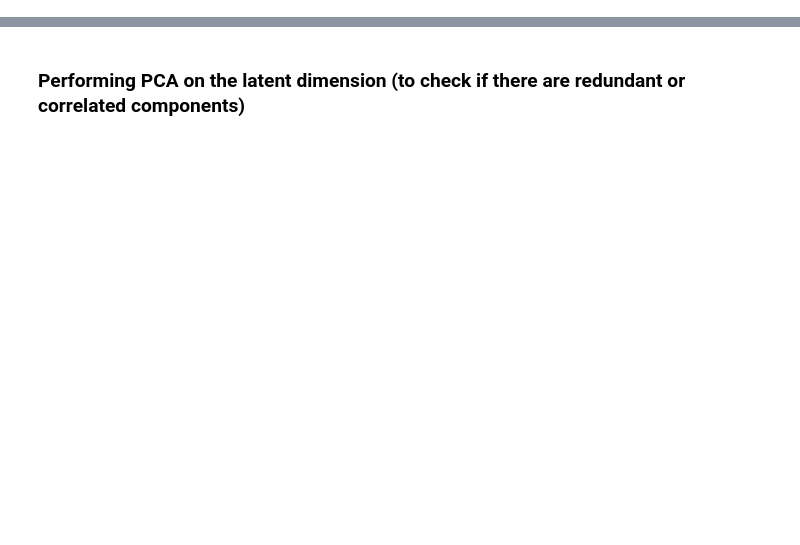
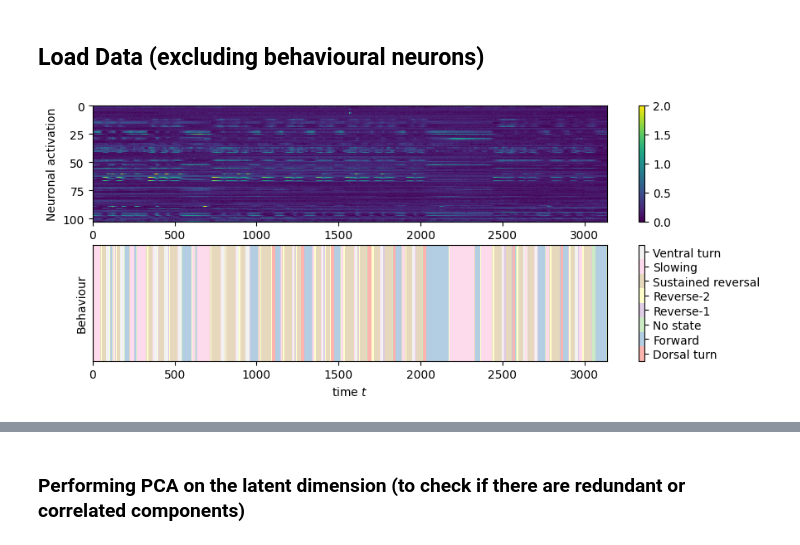
Before and after one commit to akshey-kumar/BunDLe-Net, a Jupyter notebook: notebooks/demo_c_elegans.ipynb, the cells around one changed output, grey strips where cells are left out. Saved outputs shown, nothing was run; the diff lists cells and outputs as text; code cells hidden in the pictures; blank space fills up the shorter version.

```diff
--- a/notebooks/demo_c_elegans.ipynb
+++ b/notebooks/demo_c_elegans.ipynb
@@ -15,32 +14,22 @@ TypeError: bases must be types
+# %% [markdown]
+## Load Data (excluding behavioural neurons)
 # %%
-### Load Data (and excluding behavioural neurons)
-worm_num = 4
+worm_num = 0
 b_neurons = [
-    'AVAR',
-    'AVAL',
-    'SMDVR',
-    'SMDVL',
-    'SMDDR',
-    'SMDDL',
-    'RIBR',
-    'RIBL',]
+	'AVAR',
+	'AVAL',
+	'SMDVR',
+	'SMDVL',
+	'SMDDR',
+	'SMDDL',
+	'RIBR',
+	'RIBL'
+]
 data = Database(data_set_no=worm_num)
 data.exclude_neurons(b_neurons)
 X = data.neuron_traces.T
 B = data.states
-
-### Preprocess and prepare data for BundLe Net
-time, X = preprocess_data(X, data.fps)
-X_, B_ = prep_data(X, B, win=15)
-
-### Deploy BunDLe Net
-model = BunDLeNet(latent_dim=3)
-model.build(input_shape=X_.shape)
-
-optimizer = tf.keras.optimizers.Adam(learning_rate=0.001)
-
-n_epochs = 1000
-gamma = 0.9
-
-#X_train, X_test, B_train, B_test = timeseries_train_test_split(X_, B_)
-loss_array = train_model(X_, B_, model, optimizer, gamma, n_epochs, pca_init=True)
+state_names = ['Dorsal turn', 'Forward', 'No state', 'Reverse-1', 'Reverse-2', 'Sustained reversal', 'Slowing', 'Ventral turn']
+plotting_neuronal_behavioural(X, B, state_names=state_names)
+# %% [output]
+[figure, added]
```
Also changed, not shown: parts of 20 cells of this notebook, 1 other file.
